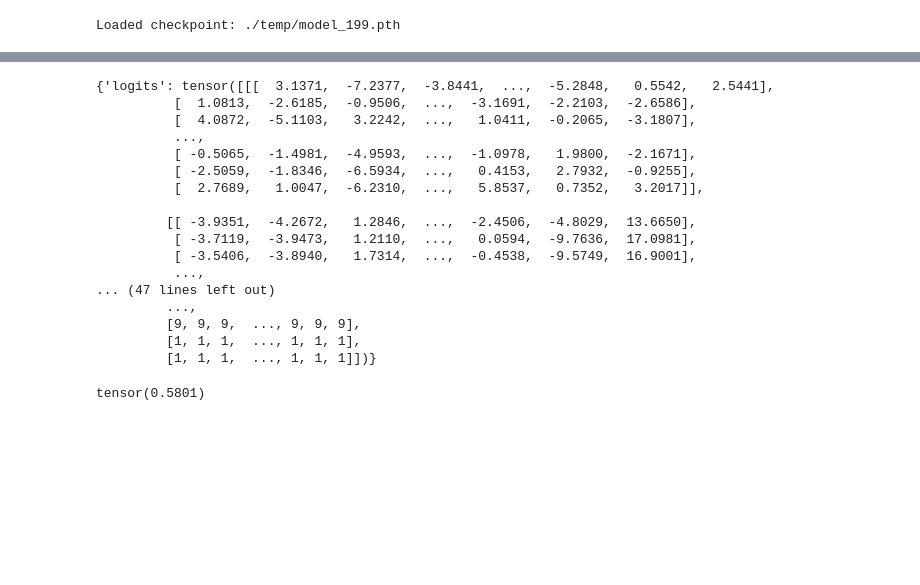
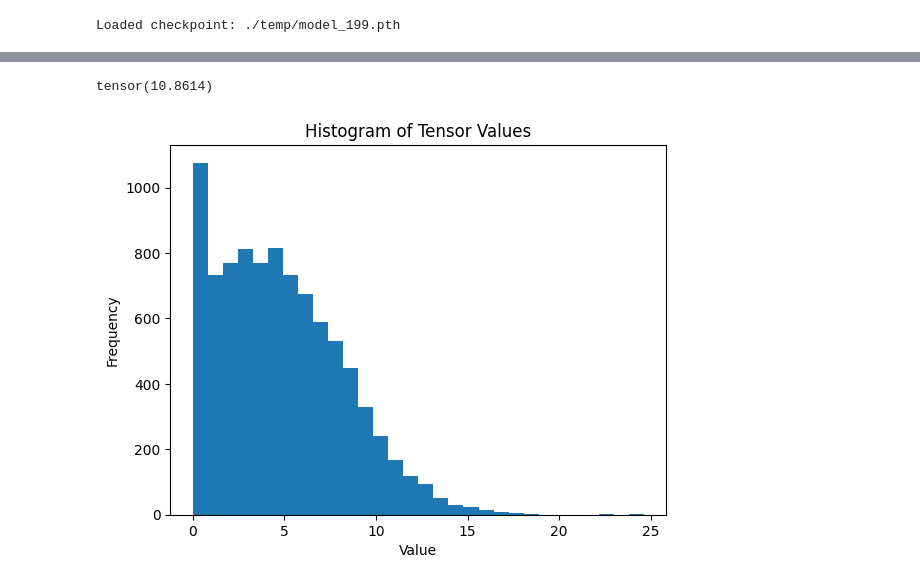
Before and after one commit to hushon/noisy-label, a Jupyter notebook: inference.ipynb, the cells around one changed output, grey strips where cells are left out. Drawn from its saved outputs; the diff is of its cells as text; code cells hidden in the pictures; blank space fills up the shorter version.

```diff
--- a/inference.ipynb
+++ b/inference.ipynb
@@ -111,35 +153,17 @@ dataset.transform = datasets.get_transform('autoaugment', dataset)
 
 n_repeat = 20
 
-many_results = defaultdict(list)
+total_results = defaultdict(list)
 for _ in tqdm.trange(n_repeat):
     results = trainer.inference(dataset)
     for k, v in results.items():
-        many_results[k].append(v)
-many_results = {k: torch.stack(v, dim=1) for k, v in many_results.items()} # shape is (n_samples, n_repeat, ...)
-many_results
+        total_results[k].append(v)
+total_results = {k: torch.stack(v, dim=1) for k, v in total_results.items()} # shape is (n_samples, n_repeat, ...)
+total_results
-# %% [output]
-{'logits': tensor([[[  3.1371,  -7.2377,  -3.8441,  ...,  -5.2848,   0.5542,   2.5441],
-          [  1.0813,  -2.6185,  -0.9506,  ...,  -3.1691,  -2.2103,  -2.6586],
-          [  4.0872,  -5.1103,   3.2242,  ...,   1.0411,  -0.2065,  -3.1807],
-          ...,
-          [ -0.5065,  -1.4981,  -4.9593,  ...,  -1.0978,   1.9800,  -2.1671],
-          [ -2.5059,  -1.8346,  -6.5934,  ...,   0.4153,   2.7932,  -0.9255],
-          [  2.7689,   1.0047,  -6.2310,  ...,   5.8537,   0.7352,   3.2017]],
-
-         [[ -3.9351,  -4.2672,   1.2846,  ...,  -2.4506,  -4.8029,  13.6650],
-          [ -3.7119,  -3.9473,   1.2110,  ...,   0.0594,  -9.7636,  17.0981],
-          [ -3.5406,  -3.8940,   1.7314,  ...,  -0.4538,  -9.5749,  16.9001],
-          ...,
-... (47 lines left out)
-         ...,
-         [9, 9, 9,  ..., 9, 9, 9],
-         [1, 1, 1,  ..., 1, 1, 1],
-         [1, 1, 1,  ..., 1, 1, 1]])}
-# %%
-(many_results['logits'].mean(1).max(-1).indices == many_results['target_gt'][:,0]).float().mean()
-# %% [output]
-tensor(0.5801)
 # %%
 ## Save results
 # torch.save(results, "results.pth")
+# %%
+calculate_accuracy(total_results['logits'][is_noisy].mean(1), total_results['target_gt'][is_noisy][:,0], k=1)
+# %% [output]
+tensor(10.8614)
@@ -145,0 +185,17 @@ tensor(0.5801)
+# %%
+x = torch.nn.functional.cross_entropy(total_results['logits'][is_noisy].mean(1), total_results['target_gt'][is_noisy][:,0], reduction='none')
+
+import torch
+import matplotlib.pyplot as plt
+
+# Convert tensor to numpy array for plotting
+numpy_array = x.numpy()
+
+# Plotting the histogram
+plt.hist(numpy_array, bins=30)  # You can adjust the number of bins
+plt.title("Histogram of Tensor Values")
+plt.xlabel("Value")
+plt.ylabel("Frequency")
+plt.show()
+# %% [output]
+[figure, added]
```
Also changed, not shown: parts of 9 cells of this notebook.
